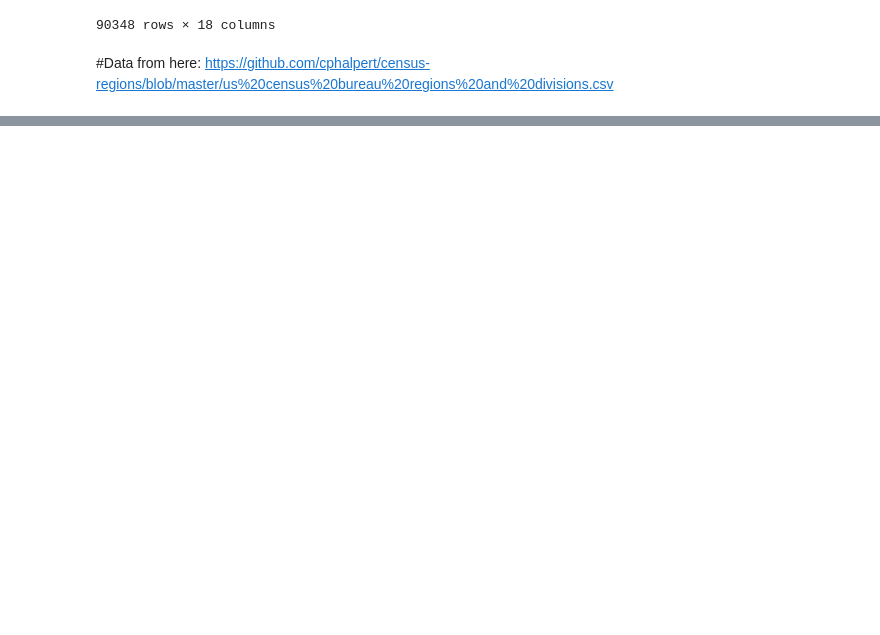
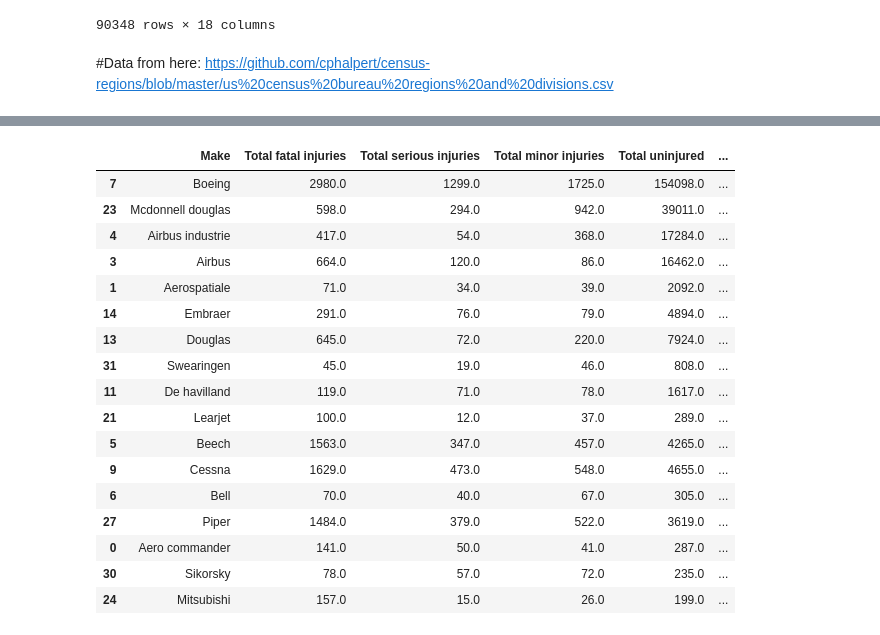
Before and after one commit to m-romanski/Determining-Safest-Aircraft, a Jupyter notebook: student.ipynb, the cells around one changed output, grey strips where cells are left out. Saved outputs shown, nothing was run; the diff lists cells and outputs as text; code cells hidden in the pictures; blank space fills up the shorter version.

```diff
--- a/student.ipynb
+++ b/student.ipynb
@@ -88,0 +160,4 @@ aviation_df.fillna('Unknown', inplace=True)
+# %%
+# Calculate the total number of accidents for each make
+accidents_count = aviation_df.groupby(["Make"]).size().reset_index(name="total_accidents")
+accidents_count
@@ -88,0 +253,26 @@ aviation_df.fillna('Unknown', inplace=True)
+# %%
+# Filter the injury_percentage DataFrame to include only aircrafts with a significant number of accidents
+significant_accidents = injury_percentage[injury_percentage["total_accidents"] >= 100]
+
+# Sort the significant_accidents DataFrame by the lowest overall percentage
+safest_overall_aircrafts = significant_accidents.sort_values("overall_injury_percentage")
+safest_overall_aircrafts
+# %% [output]
+|  | Make | Total fatal injuries | Total serious injuries | Total minor injuries | Total uninjured | ... |
+| 7 | Boeing | 2980.0 | 1299.0 | 1725.0 | 154098.0 | ... |
+| 23 | Mcdonnell douglas | 598.0 | 294.0 | 942.0 | 39011.0 | ... |
+| 4 | Airbus industrie | 417.0 | 54.0 | 368.0 | 17284.0 | ... |
+| 3 | Airbus | 664.0 | 120.0 | 86.0 | 16462.0 | ... |
+| 1 | Aerospatiale | 71.0 | 34.0 | 39.0 | 2092.0 | ... |
+| 14 | Embraer | 291.0 | 76.0 | 79.0 | 4894.0 | ... |
+| 13 | Douglas | 645.0 | 72.0 | 220.0 | 7924.0 | ... |
+| 31 | Swearingen | 45.0 | 19.0 | 46.0 | 808.0 | ... |
+| 11 | De havilland | 119.0 | 71.0 | 78.0 | 1617.0 | ... |
+| 21 | Learjet | 100.0 | 12.0 | 37.0 | 289.0 | ... |
+| 5 | Beech | 1563.0 | 347.0 | 457.0 | 4265.0 | ... |
+| 9 | Cessna | 1629.0 | 473.0 | 548.0 | 4655.0 | ... |
+| 6 | Bell | 70.0 | 40.0 | 67.0 | 305.0 | ... |
+| 27 | Piper | 1484.0 | 379.0 | 522.0 | 3619.0 | ... |
+| 0 | Aero commander | 141.0 | 50.0 | 41.0 | 287.0 | ... |
+| 30 | Sikorsky | 78.0 | 57.0 | 72.0 | 235.0 | ... |
+| 24 | Mitsubishi | 157.0 | 15.0 | 26.0 | 199.0 | ... |
```
Also changed, not shown: parts of 40 cells of this notebook.
